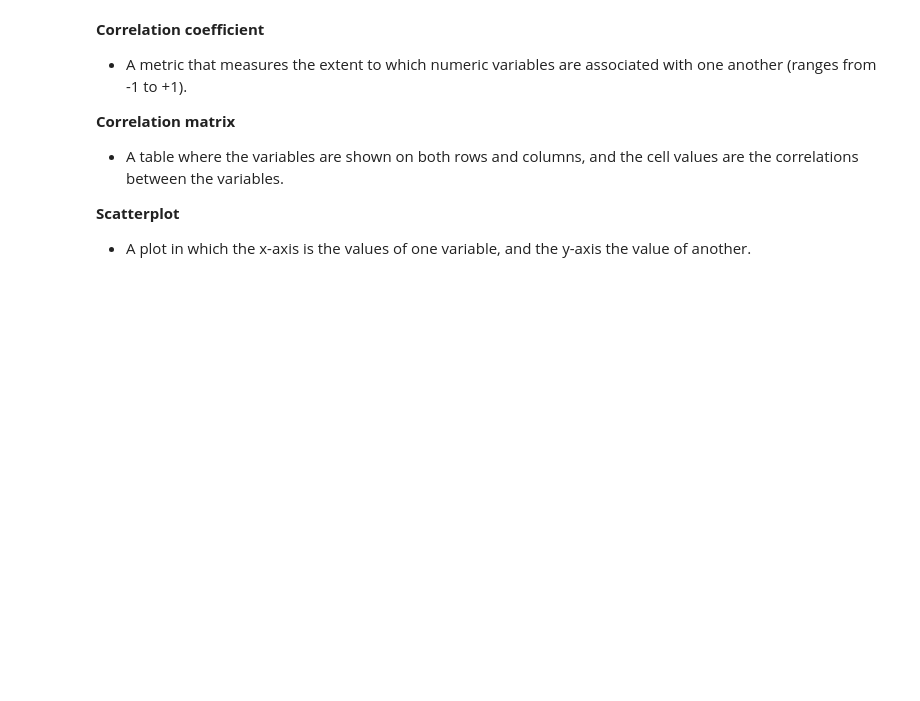
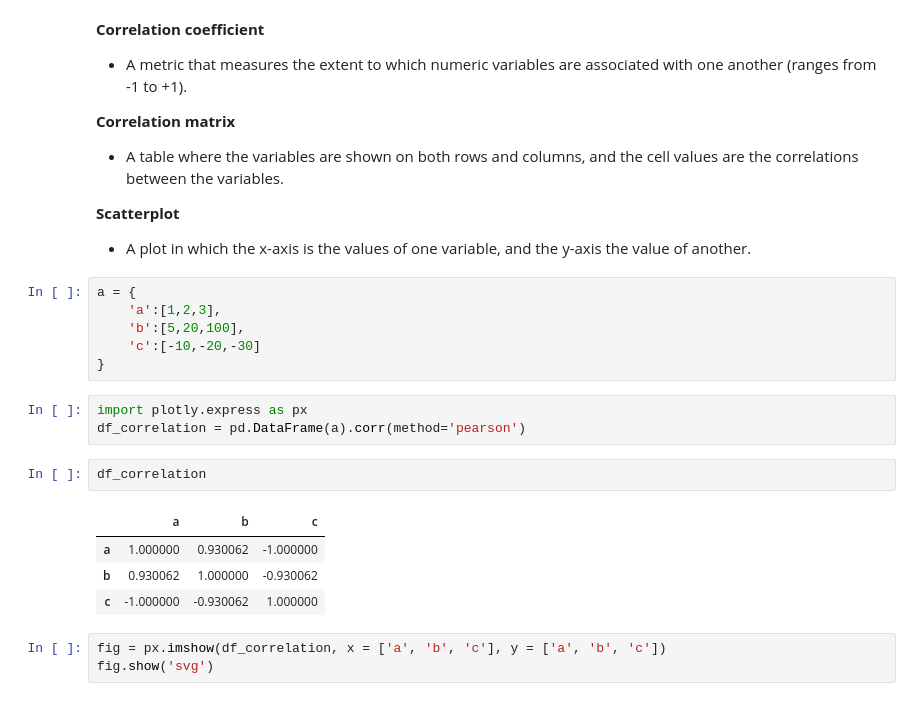
Before and after one commit to sitsawek/Practical-statistic-for-data-scientist, a Jupyter notebook: explore_data_analysis_part2.ipynb, the cells around one changed output. Drawn from its saved outputs; the diff is of its cells as text; blank space fills up the shorter version.

Commit message:
correlation metrix

```diff
--- a/explore_data_analysis_part2.ipynb
+++ b/explore_data_analysis_part2.ipynb
@@ -317,3 +317,22 @@ EV = (0.05)(300) + (0.15)(50) + (0.80)(0) = 22.5
 
 **Scatterplot**
 - A plot in which the x-axis is the values of one variable, and the y-axis the value of another.
+# %%
+a = {
+    'a':[1,2,3],
+    'b':[5,20,100],
+    'c':[-10,-20,-30]
+}
+# %%
+import plotly.express as px
+df_correlation = pd.DataFrame(a).corr(method='pearson')
+# %%
+df_correlation
+# %% [output]
+|  | a | b | c |
+| a | 1.000000 | 0.930062 | -1.000000 |
+| b | 0.930062 | 1.000000 | -0.930062 |
+| c | -1.000000 | -0.930062 | 1.000000 |
+# %%
+fig = px.imshow(df_correlation, x = ['a', 'b', 'c'], y = ['a', 'b', 'c'])
+fig.show('svg')
```
